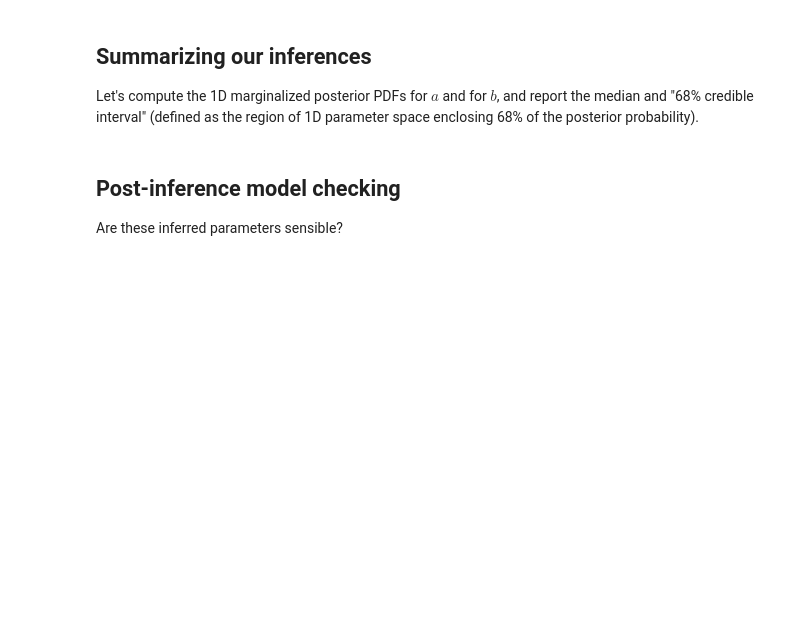
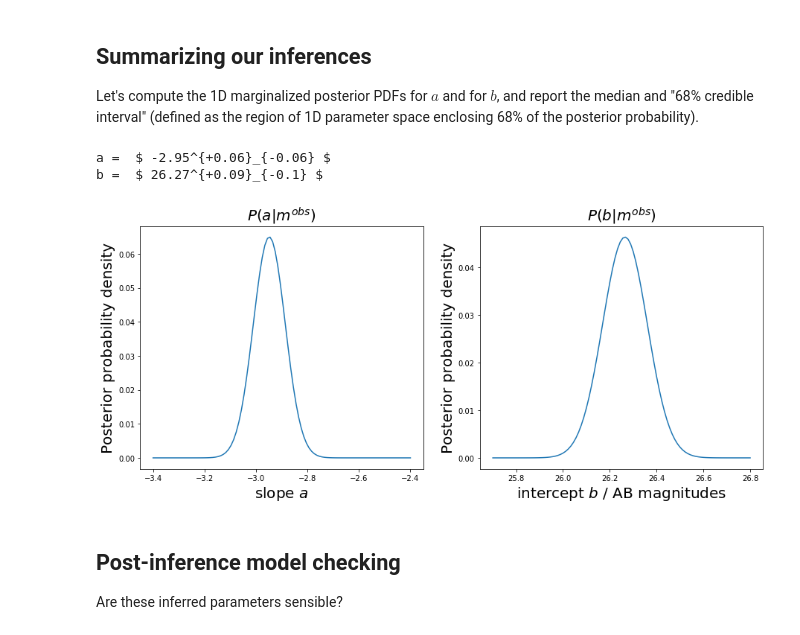
Before and after one commit to andreamwalker/ast8581_2021_Spring, a Jupyter notebook: lecture/05/lecture05.ipynb, the cells around one changed output. Cells and saved outputs as stored; diff of their text form; code cells hidden in the pictures; blank space fills up the shorter version.

```diff
--- a/lecture/05/lecture05.ipynb
+++ b/lecture/05/lecture05.ipynb
@@ -395,3 +385,22 @@ Let's compute the 1D marginalized posterior PDFs for $a$ and for $b$, and report
+# %%
+# YOUR CODE HERE
+prob_a_given_data = np.sum(prob, axis=0) # Approximate the integral as a sum
+prob_b_given_data = np.sum(prob, axis=1) # Approximate the integral as a sum
+
+# Check that we do have a 1D PDF:
+# print(prob_a_given_data.shape, np.sum(prob_a_given_data))
+
+plot_1d_marginalized_pdfs(a=a, b=b, prob_a_given_data, prob_b_given_data)
+
+
+# plt.savefig("cepheids_1d-posteriors.png")
+
+print("a = ",compress_1D_pdf(a, prob_a_given_data, ci=68, dp=2))
+print("b = ",compress_1D_pdf(b, prob_b_given_data, ci=68, dp=2))
+# %% [output]
+a =  $ -2.95^{+0.06}_{-0.06} $
+b =  $ 26.27^{+0.09}_{-0.1} $
+[figure, added]
 # %% [markdown]
 ## Post-inference model checking
 
```
Also changed, not shown: parts of 8 cells of this notebook.
